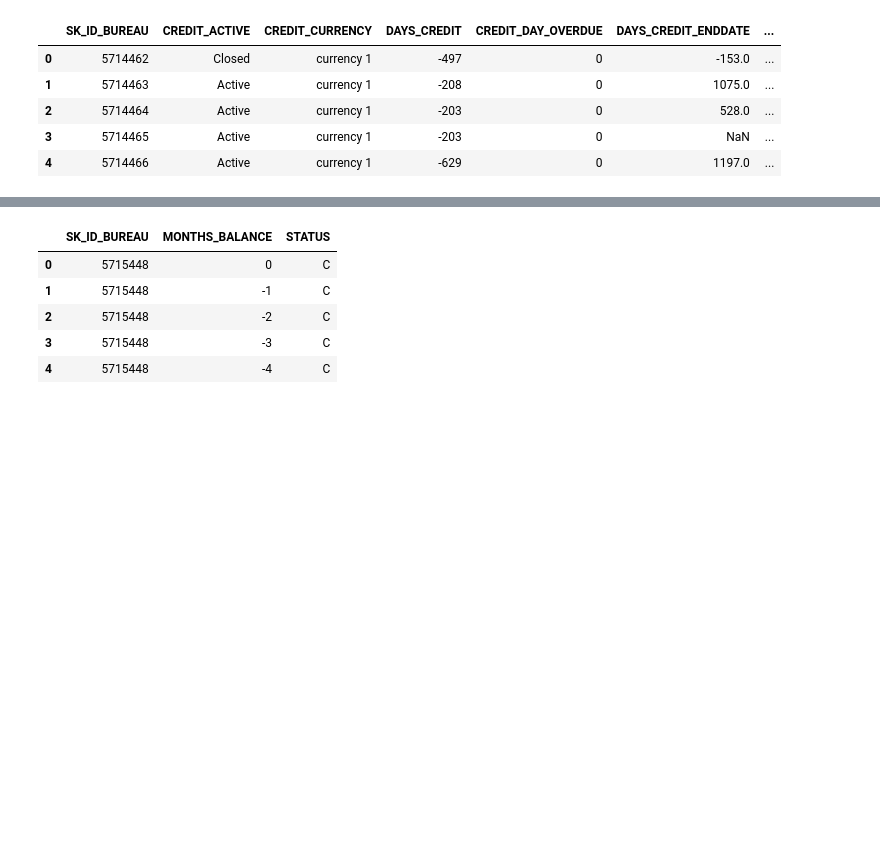
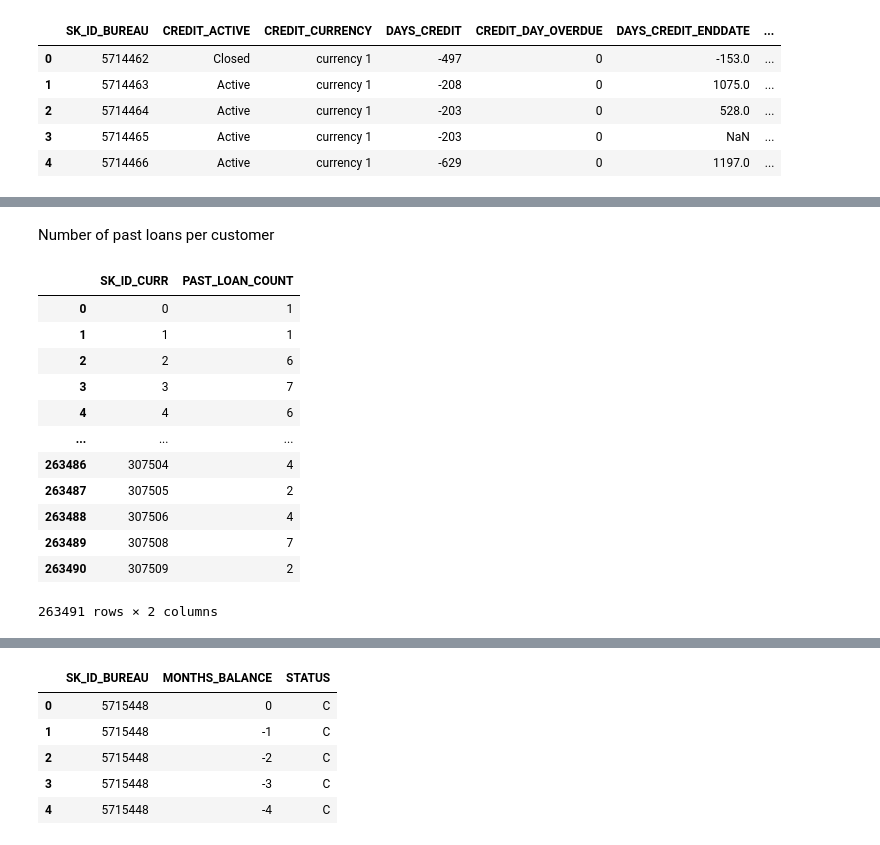
Before and after one commit to dunp7/Home-Default-Credit-Risk, a Jupyter notebook: Features Engineer and Selection/Bureau1.ipynb, the cells around one changed output, grey strips where cells are left out. Cells and saved outputs as stored; diff of their text form; code cells hidden in the pictures; blank space fills up the shorter version.

```diff
--- a/Features Engineer and Selection/Bureau1.ipynb
+++ b/Features Engineer and Selection/Bureau1.ipynb
@@ -103,0 +53,20 @@ new_df.head()
+# %% [markdown]
+Number of past loans per customer
+# %%
+num_past_loan = new_df[['SK_ID_CURR', 'DAYS_CREDIT']].groupby('SK_ID_CURR')['DAYS_CREDIT'].count().reset_index()
+num_past_loan.columns = ['SK_ID_CURR','PAST_LOAN_COUNT']
+num_past_loan
+# %% [output]
+|  | SK_ID_CURR | PAST_LOAN_COUNT |
+| 0 | 0 | 1 |
+| 1 | 1 | 1 |
+| 2 | 2 | 6 |
+| 3 | 3 | 7 |
+| 4 | 4 | 6 |
+| ... | ... | ... |
+| 263486 | 307504 | 4 |
+| 263487 | 307505 | 2 |
+| 263488 | 307506 | 4 |
+| 263489 | 307508 | 7 |
+| 263490 | 307509 | 2 |
+263491 rows × 2 columns
```
Also changed, not shown: parts of 48 cells of this notebook, 2 other files.
